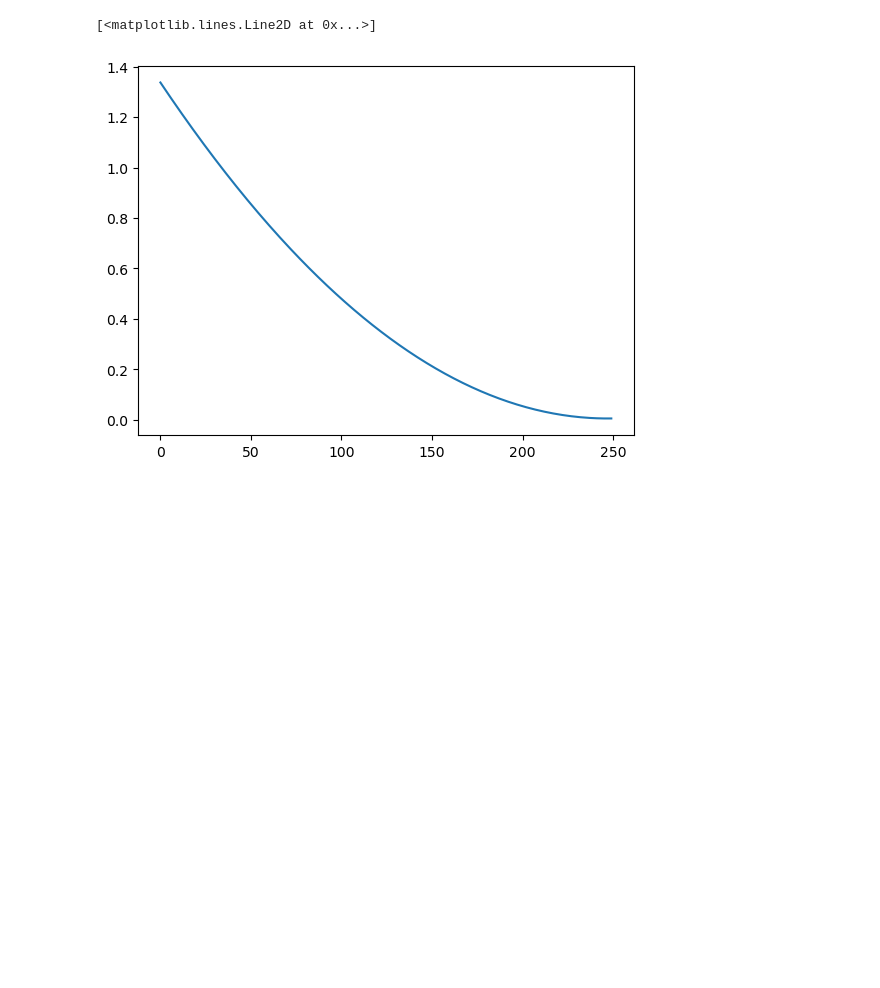
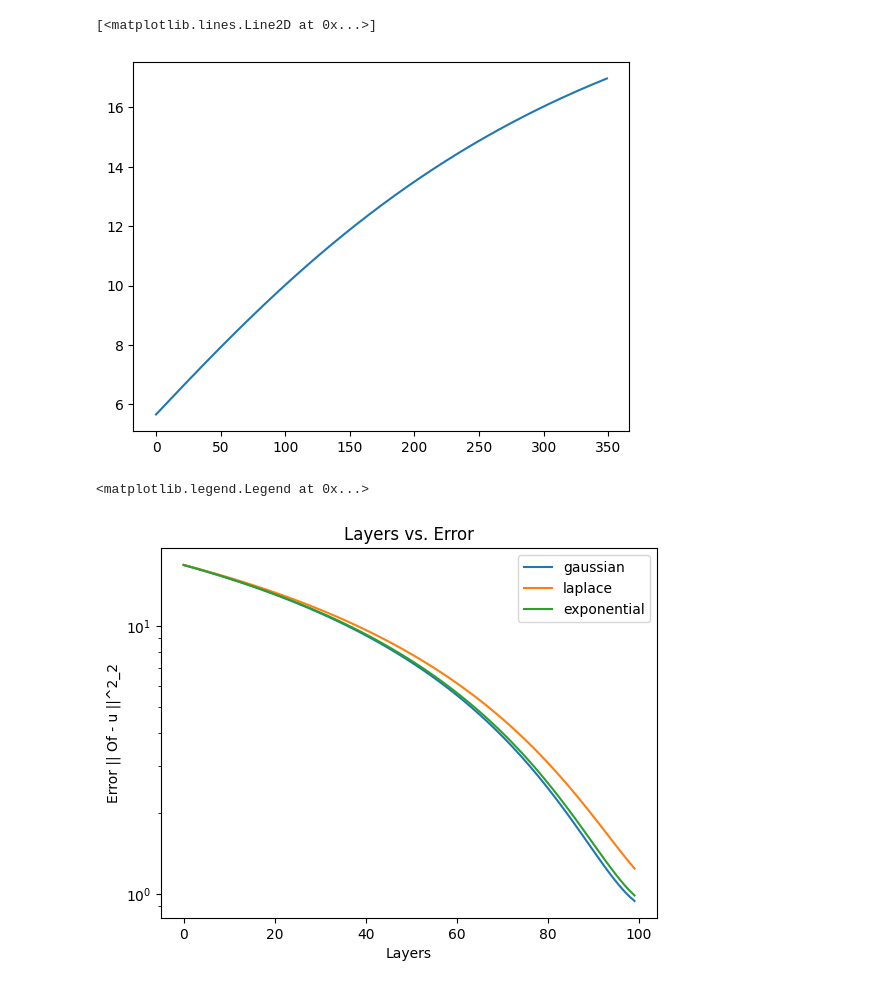
Before and after one commit to yashpatel5400/opicl, a Jupyter notebook: debug.ipynb, the cells around one changed output. Saved outputs shown, nothing was run; the diff lists cells and outputs as text; code cells hidden in the pictures; blank space fills up the shorter version.

```diff
--- a/debug.ipynb
+++ b/debug.ipynb
@@ -127,3 +87,0 @@ _, preds = opformer(Z_pt)
-# %%
-preds = np.array(preds)
-errors = np.array([np.sum((pred - Of_test) ** 2) for pred in preds])
@@ -130,7 +264,18 @@ errors = np.array([np.sum((pred - Of_test) ** 2) for pred in preds])
 # %%
-plt.plot(errors)
+plt.plot(kernel_to_errors["gaussian"])
 # %% [output]
 [<matplotlib.lines.Line2D at 0x...>]
-[figure, old version]
+[figure, new version]
+# %%
+for kernel_name in kernel_to_errors:
+    plt.semilogy(kernel_to_errors[kernel_name], label=kernel_name)
+
+plt.xlabel("Layers")
+plt.ylabel("Error || Of - u ||^2_2")
+plt.title("Layers vs. Error")
+plt.legend()
+# %% [output]
+<matplotlib.legend.Legend at 0x...>
+[figure, added]
 # %%
 # Plot comparison
```
Also changed, not shown: parts of 14 cells of this notebook, 1 other file.
